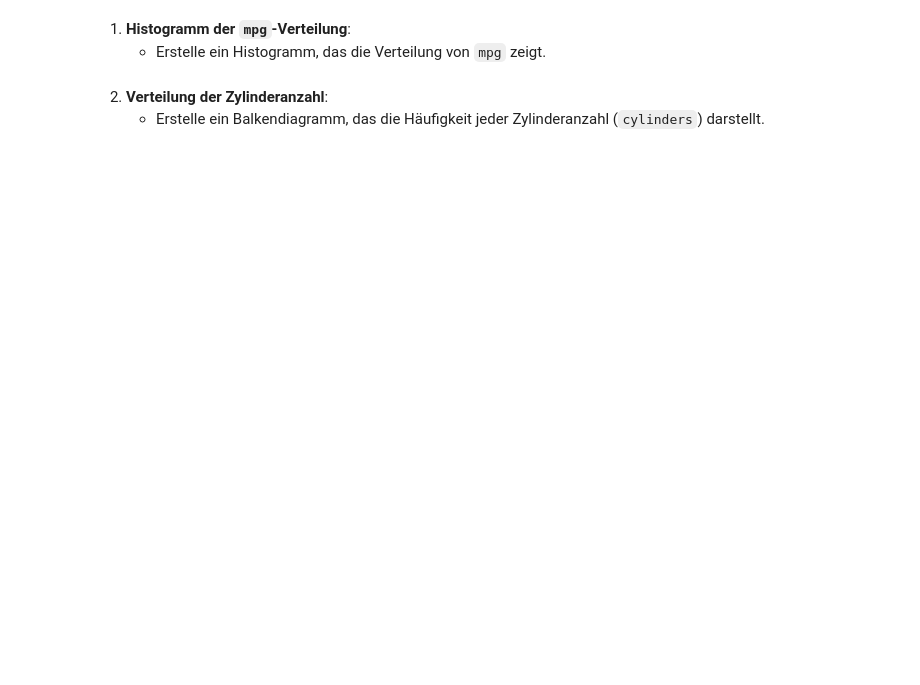
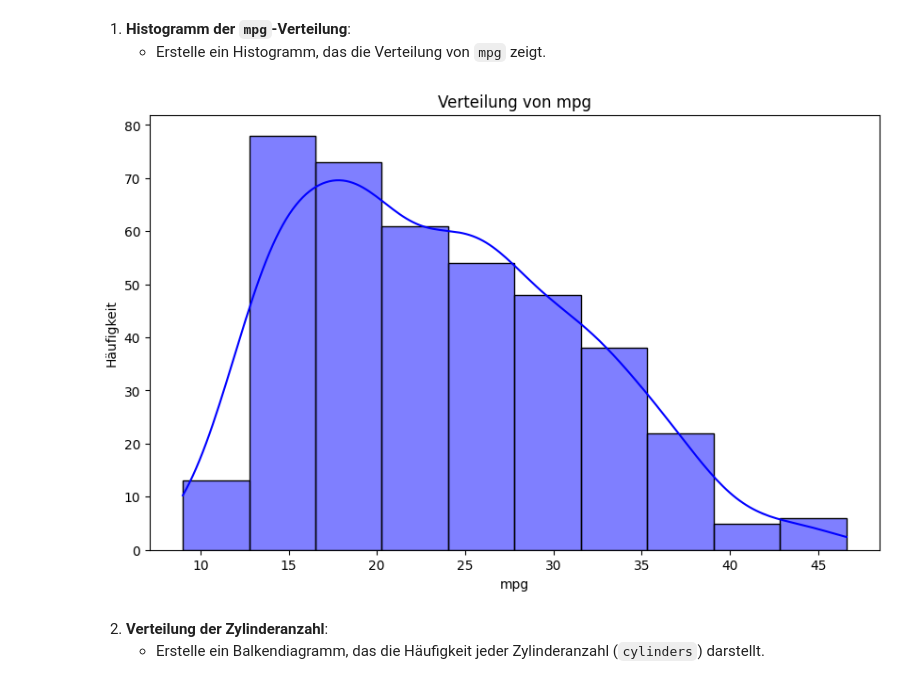
Before and after one commit to CL-Datasmartpoint/PyDA-Tag8-Diagramme, a Jupyter notebook: Python_DA_Tag8_Diagramme_Aufgaben1.ipynb, the cells around one changed output. Cells and saved outputs as stored; diff of their text form; code cells hidden in the pictures; blank space fills up the shorter version.

```diff
--- a/Python_DA_Tag8_Diagramme_Aufgaben1.ipynb
+++ b/Python_DA_Tag8_Diagramme_Aufgaben1.ipynb
@@ -33,6 +101,22 @@
 # %% [markdown]
 1. **Histogramm der `mpg`-Verteilung**:
    - Erstelle ein Histogramm, das die Verteilung von `mpg` zeigt.
+# %%
+mpg_data = pd.DataFrame(df)
+
+# Histogramm erstellen
+plt.figure(figsize=(10, 6))
+sns.histplot(mpg_data['mpg'], kde=True, bins=10, color='blue')
+
+# Diagramm-Titel und Achsenbeschriftungen hinzufügen
+plt.title('Verteilung von mpg')
+plt.xlabel('mpg')
+plt.ylabel('Häufigkeit')
+
+# Diagramm anzeigen
+plt.show()
+# %% [output]
+[figure, added]
 # %% [markdown]
 
 2. **Verteilung der Zylinderanzahl**:
```
Also changed, not shown: parts of 14 cells of this notebook, 2 other files.
